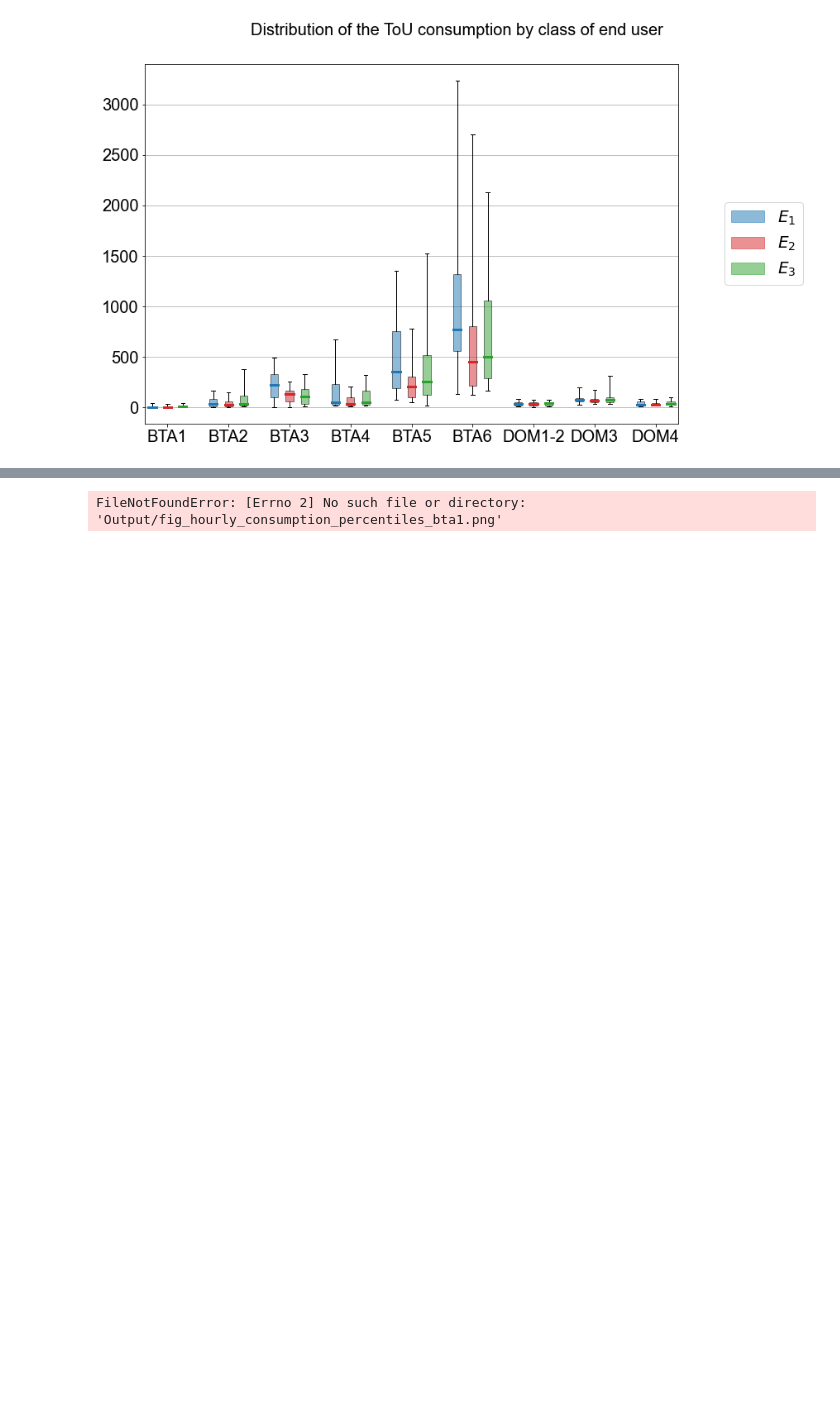
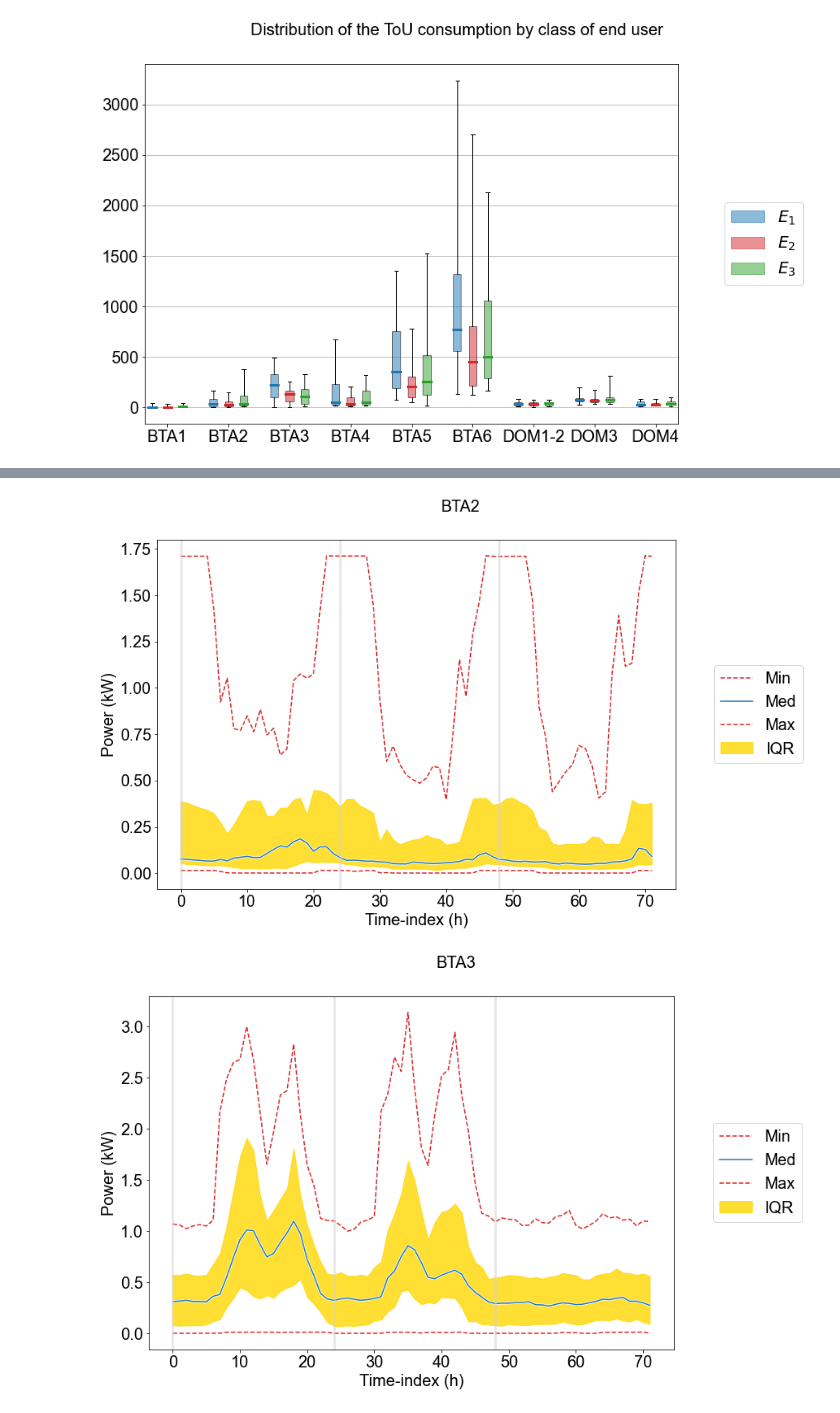
Before and after one commit to cadema-PoliTO/Bill2Watt, a Jupyter notebook: eda.ipynb, the cells around one changed output, grey strips where cells are left out. Saved outputs shown, nothing was run; the diff lists cells and outputs as text; code cells hidden in the pictures; blank space fills up the shorter version.

Commit message:
adjusted output destination in eda.ipynb

```diff
--- a/eda.ipynb
+++ b/eda.ipynb
@@ -149,33 +152,34 @@ if savefig:
 # by creating a "profile" of the percentiles of the consumption in the different hours of the
 # typical load profile, organized by end-user class.
 
 # Main plot parameters
 cols = cols_y  # columns with the hourly consumption data
 groupby = col_class  # column based on which the samples are divided
 
 # Additional plot parameters
 kwargs = dict(
     figsize=(14, 8),
     fontsize=20,
     xlabel='Time-index (h)',
     ylabel='Power (kW)',
 )
 
 # Create, show, and save the figure(s)
 for group, plot_data in data.sort_values(by=[col_type]).groupby(groupby):
     title = (group if isinstance(group, str) else ", ".join(group)).upper().replace('_', '-') # title of the figure
 
     # Create, show, and save the figures
     fig = create_profile_percentiles(plot_data, cols, title=title, **kwargs)
 
     # We plot also the lines that delimit the different day types
     ax = fig.axes[0]
     for h in range(0, ni, nh):
         ax.axvline(h, alpha=0.5, lw=3, color='lightgrey')
 
     plt.show()
-    fig.savefig(f"Output/fig_hourly_consumption_percentiles_{title.lower().replace('-', '_')}.{fmt}",
-                format=fmt, dpi=dpi)
+    if savefig:
+        fig.savefig(os.path.join(outpath, f"fig_hourly_consumption_percentiles_{title.lower().replace('-', '_')}.{fmt}"), format=fmt, dpi=dpi)
 # %% [output]
 [figure]
-FileNotFoundError: [Errno 2] No such file or directory: 'Output/fig_hourly_consumption_percentiles_bta1.png'
+[figure, added]
+[figure, added]
```
Also changed, not shown: parts of 6 cells of this notebook, 1 other file.
